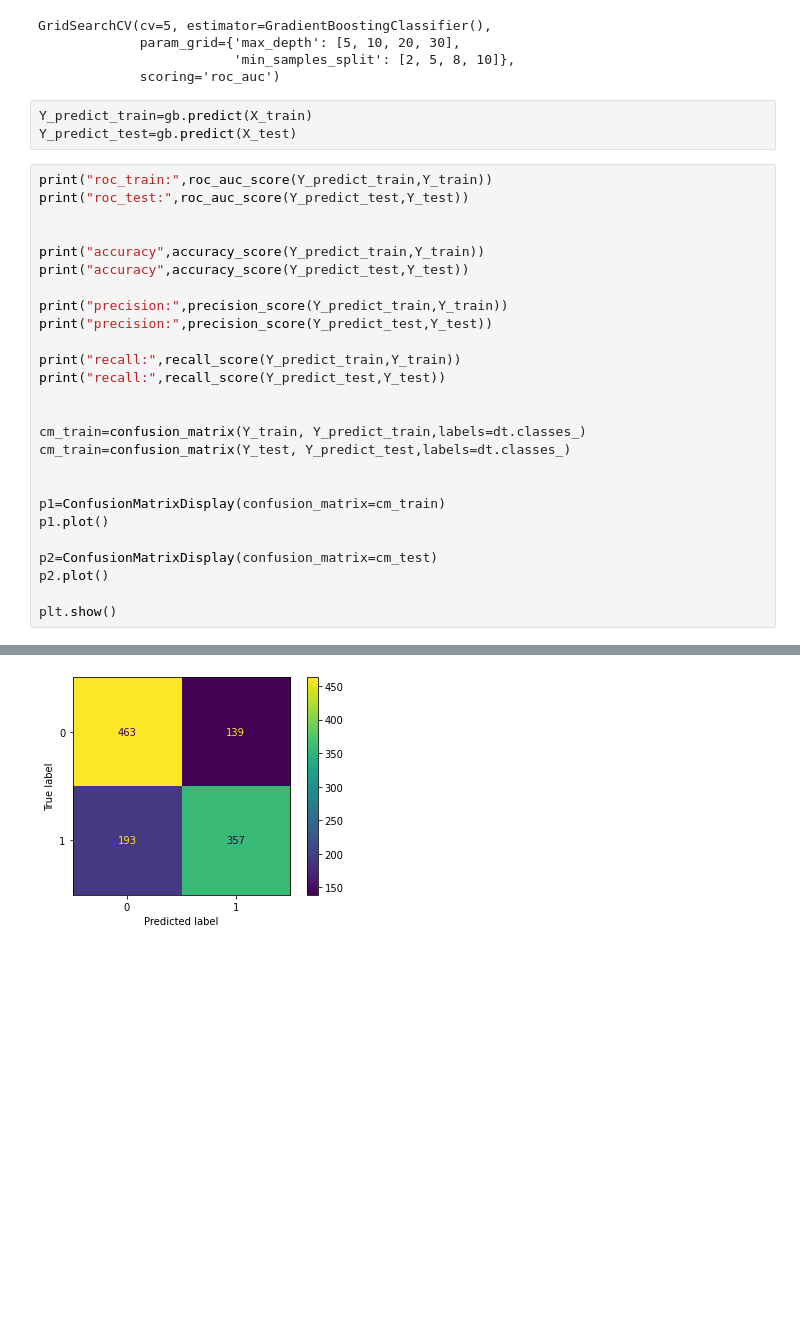
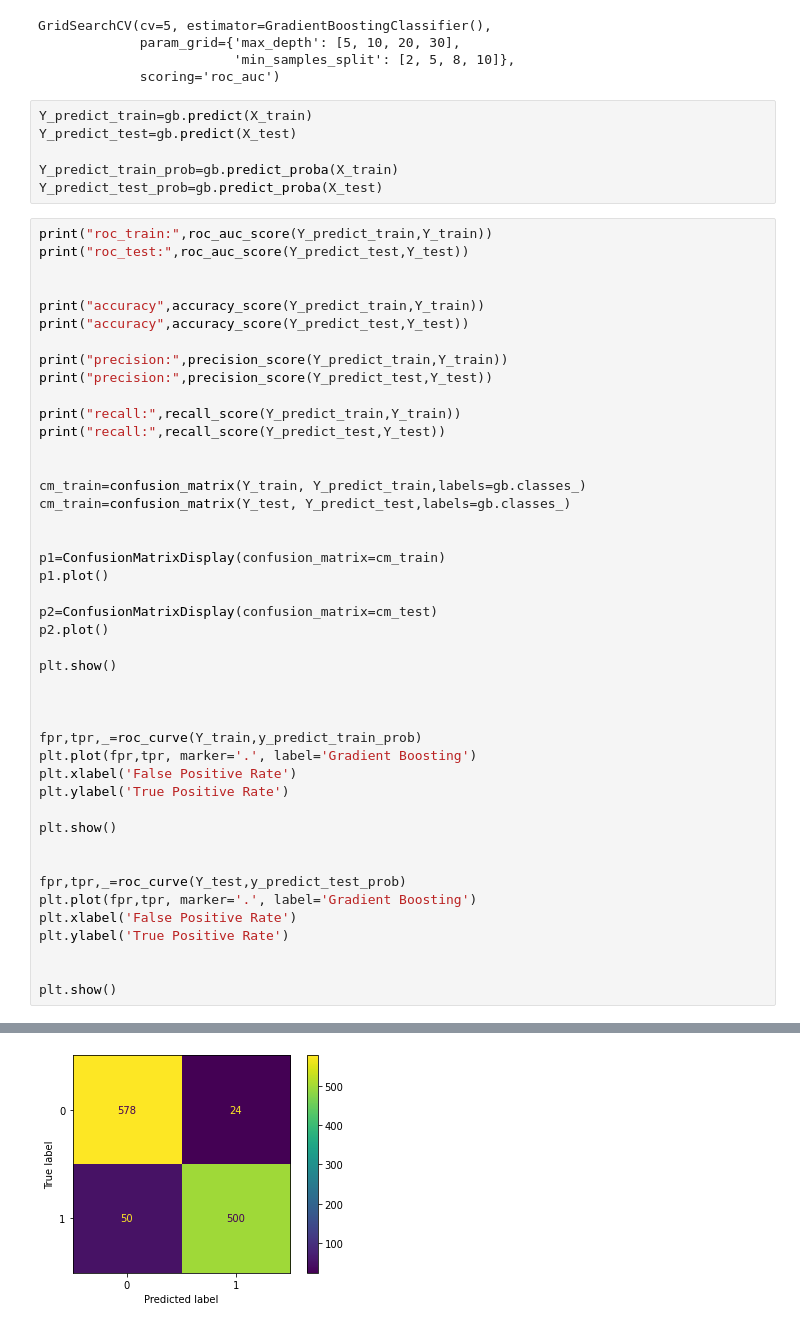
Before and after one commit to arka57/ML, a Jupyter notebook: Cardio_Vascular_Risk.ipynb, the cells around one changed output, grey strips where cells are left out. Drawn from its saved outputs; the diff is of its cells as text; blank space fills up the shorter version.

```diff
--- a/Cardio_Vascular_Risk.ipynb
+++ b/Cardio_Vascular_Risk.ipynb
@@ -1568,6 +1625,9 @@ GridSearchCV(cv=5, estimator=GradientBoostingClassifier(),
 # %%
 Y_predict_train=gb.predict(X_train)
 Y_predict_test=gb.predict(X_test)
+
+Y_predict_train_prob=gb.predict_proba(X_train)
+Y_predict_test_prob=gb.predict_proba(X_test)
 # %%
 print("roc_train:",roc_auc_score(Y_predict_train,Y_train))
 print("roc_test:",roc_auc_score(Y_predict_test,Y_test))
@@ -1583,8 +1643,8 @@ print("recall:",recall_score(Y_predict_train,Y_train))
 print("recall:",recall_score(Y_predict_test,Y_test))
 
 
-cm_train=confusion_matrix(Y_train, Y_predict_train,labels=dt.classes_)
-cm_train=confusion_matrix(Y_test, Y_predict_test,labels=dt.classes_)
+cm_train=confusion_matrix(Y_train, Y_predict_train,labels=gb.classes_)
+cm_train=confusion_matrix(Y_test, Y_predict_test,labels=gb.classes_)
 
 
 p1=ConfusionMatrixDisplay(confusion_matrix=cm_train)
@@ -1594,5 +1654,23 @@ p2=ConfusionMatrixDisplay(confusion_matrix=cm_test)
 p2.plot()
 
 plt.show()
+
+
+
+fpr,tpr,_=roc_curve(Y_train,y_predict_train_prob)
+plt.plot(fpr,tpr, marker='.', label='Gradient Boosting')
+plt.xlabel('False Positive Rate')
+plt.ylabel('True Positive Rate')
+
+plt.show()
+
+
+fpr,tpr,_=roc_curve(Y_test,y_predict_test_prob)
+plt.plot(fpr,tpr, marker='.', label='Gradient Boosting')
+plt.xlabel('False Positive Rate')
+plt.ylabel('True Positive Rate')
+
+
+plt.show()
 # %% [output]
 roc_train: 1.0
@@ -1606,2 +1684,2 @@ recall: 0.9299610894941635
 [figure]
-[figure, old version]
+[figure, new version]
```
Also changed, not shown: parts of 41 cells of this notebook.
